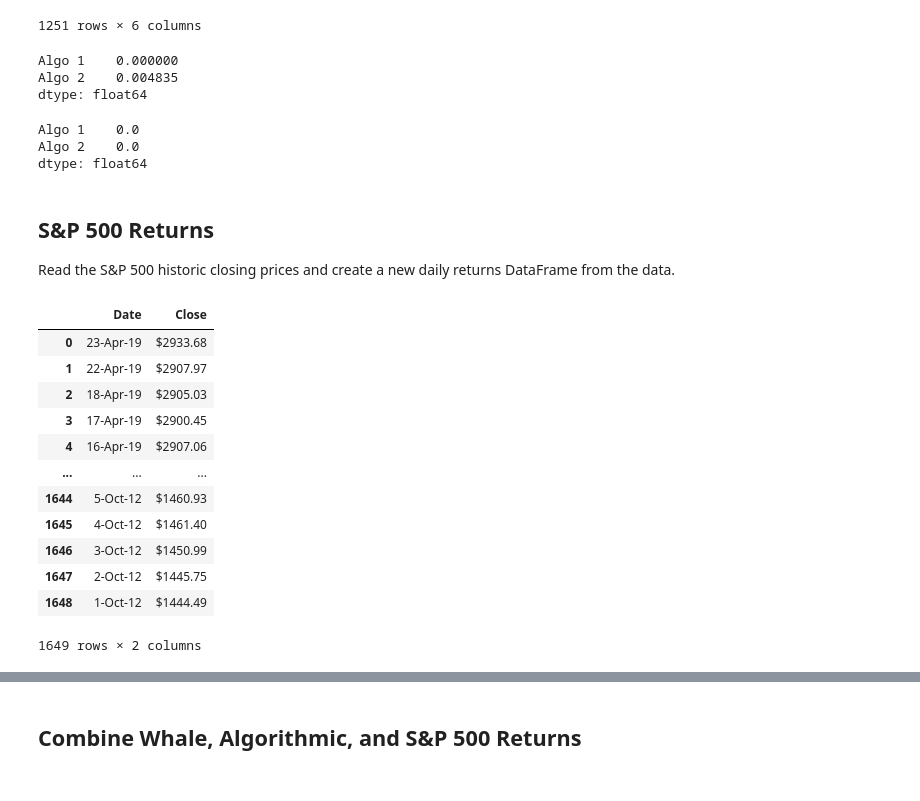
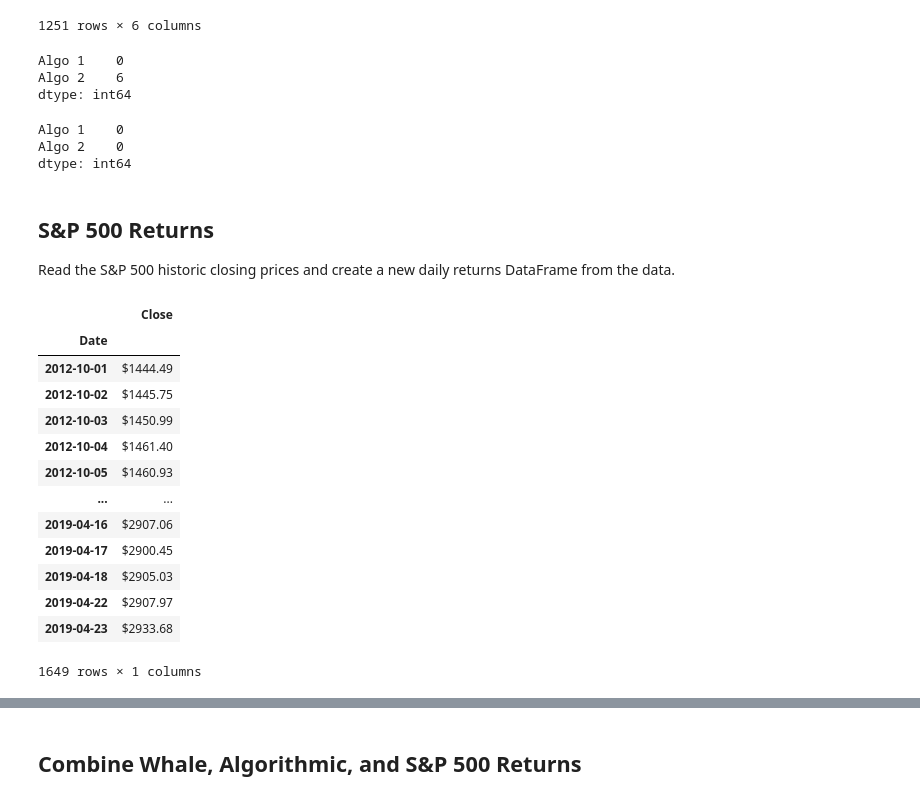
Before and after one commit to kimrodriguezFINTECH/AWHALE, a Jupyter notebook: whale_analysis.ipynb, the cells around one changed output, grey strips where cells are left out. Drawn from its saved outputs; the diff is of its cells as text; code cells hidden in the pictures.

```diff
--- a/whale_analysis.ipynb
+++ b/whale_analysis.ipynb
@@ -129,38 +111,39 @@ pd.concat([whales,algo], axis=1)
 1251 rows × 6 columns
 # %%
 # Count nulls
-algo.isnull().mean()
+algo.isnull().sum()
 # %% [output]
-Algo 1    0.000000
-Algo 2    0.004835
-dtype: float64
+Algo 1    0
+Algo 2    6
+dtype: int64
 # %%
 # Drop nulls
-algo = algo.dropna()
-algo.isnull().mean()
+clean_algo = algo.dropna()
+clean_algo.isnull().sum()
 # %% [output]
-Algo 1    0.0
-Algo 2    0.0
-dtype: float64
+Algo 1    0
+Algo 2    0
+dtype: int64
 # %% [markdown]
 ## S&P 500 Returns
 
 Read the S&P 500 historic closing prices and create a new daily returns DataFrame from the data.
 # %%
 # Reading S&P 500 Closing Prices
-sp500 = pd.read_csv("sp500_history.csv")
+sp500 = pd.read_csv("sp500_history.csv", index_col="Date", parse_dates=True).sort_index()
 sp500
 # %% [output]
-|  | Date | Close |
-| 0 | 23-Apr-19 | $2933.68 |
-| 1 | 22-Apr-19 | $2907.97 |
-| 2 | 18-Apr-19 | $2905.03 |
-| 3 | 17-Apr-19 | $2900.45 |
-| 4 | 16-Apr-19 | $2907.06 |
-| ... | ... | ... |
-| 1644 | 5-Oct-12 | $1460.93 |
-| 1645 | 4-Oct-12 | $1461.40 |
-| 1646 | 3-Oct-12 | $1450.99 |
-| 1647 | 2-Oct-12 | $1445.75 |
-| 1648 | 1-Oct-12 | $1444.49 |
+|  | Close |
+| Date |  |
+| 2012-10-01 | $1444.49 |
+| 2012-10-02 | $1445.75 |
+| 2012-10-03 | $1450.99 |
+| 2012-10-04 | $1461.40 |
+| 2012-10-05 | $1460.93 |
+| ... | ... |
+| 2019-04-16 | $2907.06 |
+| 2019-04-17 | $2900.45 |
+| 2019-04-18 | $2905.03 |
+| 2019-04-22 | $2907.97 |
+| 2019-04-23 | $2933.68 |
-1649 rows × 2 columns
+1649 rows × 1 columns
```
Also changed, not shown: parts of 12 cells of this notebook.
